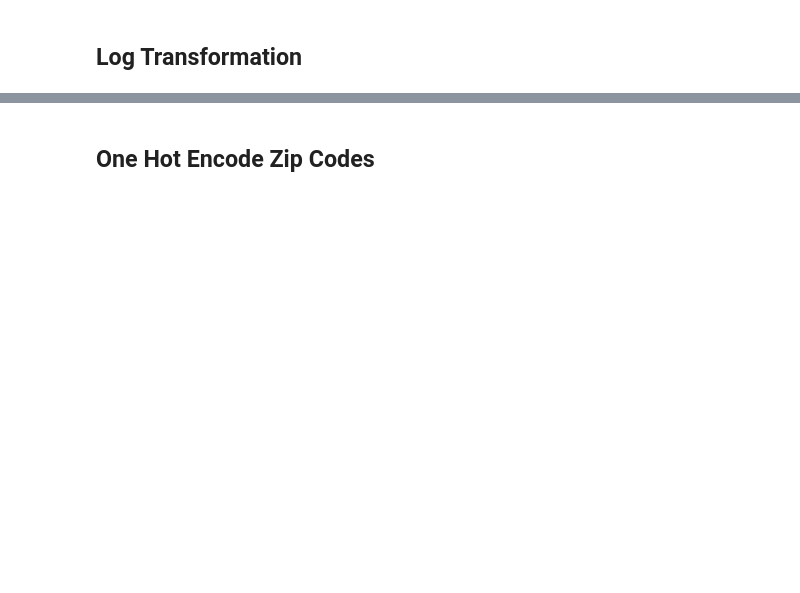
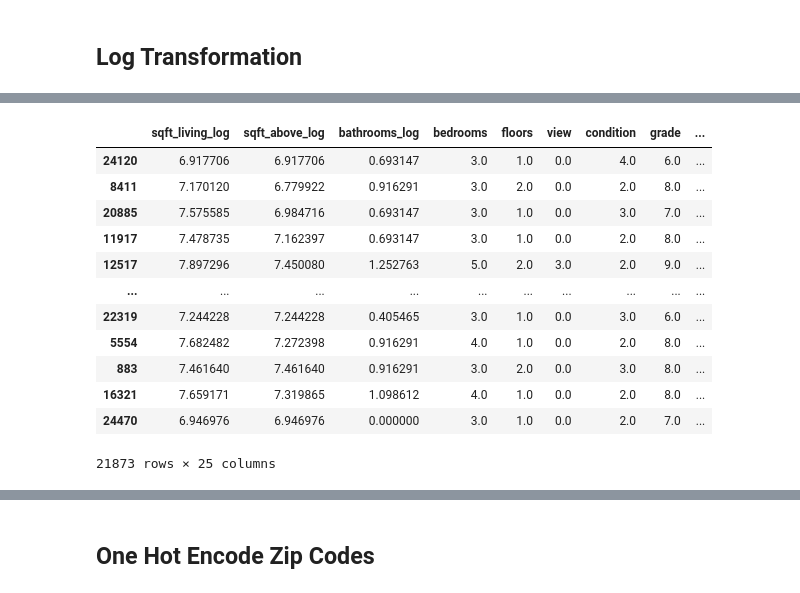
Before and after one commit to emgerber88/Kings-County-Real-Estate-analysis-NAEG, a Jupyter notebook: Eli/More Clean.ipynb, the cells around one changed output, grey strips where cells are left out. Drawn from its saved outputs; the diff is of its cells as text; code cells hidden in the pictures; blank space fills up the shorter version.

```diff
--- a/Eli/More Clean.ipynb
+++ b/Eli/More Clean.ipynb
@@ -431,8 +600,21 @@ cont_log
 # %%
-log_transformed = cont_log.join(all_variable_X).drop(columns = ["sqft_living", "sqft_above", "sqft_lot", 'years_old',
-                                                                'bathrooms', 'bedrooms', "yr_renovated", "yr_built",
-                                                                "sqft_basement", "sqft_garage", "sqft_patio"])
+log_transformed = cont_log.join(all_variable_X).drop(columns = ["sqft_living", "sqft_above", "sqft_lot", 'bathrooms',
+                                                                "yr_built", "sqft_basement", "sqft_garage", "sqft_patio"])
 log_transformed
+# %% [output]
+|  | sqft_living_log | sqft_above_log | bathrooms_log | bedrooms | floors | view | condition | grade | ... |
+| 24120 | 6.917706 | 6.917706 | 0.693147 | 3.0 | 1.0 | 0.0 | 4.0 | 6.0 | ... |
+| 8411 | 7.170120 | 6.779922 | 0.916291 | 3.0 | 2.0 | 0.0 | 2.0 | 8.0 | ... |
+| 20885 | 7.575585 | 6.984716 | 0.693147 | 3.0 | 1.0 | 0.0 | 3.0 | 7.0 | ... |
+| 11917 | 7.478735 | 7.162397 | 0.693147 | 3.0 | 1.0 | 0.0 | 2.0 | 8.0 | ... |
+| 12517 | 7.897296 | 7.450080 | 1.252763 | 5.0 | 2.0 | 3.0 | 2.0 | 9.0 | ... |
+| ... | ... | ... | ... | ... | ... | ... | ... | ... | ... |
+| 22319 | 7.244228 | 7.244228 | 0.405465 | 3.0 | 1.0 | 0.0 | 3.0 | 6.0 | ... |
+| 5554 | 7.682482 | 7.272398 | 0.916291 | 4.0 | 1.0 | 0.0 | 2.0 | 8.0 | ... |
+| 883 | 7.461640 | 7.461640 | 0.916291 | 3.0 | 2.0 | 0.0 | 3.0 | 8.0 | ... |
+| 16321 | 7.659171 | 7.319865 | 1.098612 | 4.0 | 1.0 | 0.0 | 2.0 | 8.0 | ... |
+| 24470 | 6.946976 | 6.946976 | 0.000000 | 3.0 | 1.0 | 0.0 | 2.0 | 7.0 | ... |
+21873 rows × 25 columns
 # %%
 log_y = np.log(y_train)
 # %%
```
Also changed, not shown: parts of 48 cells of this notebook.
